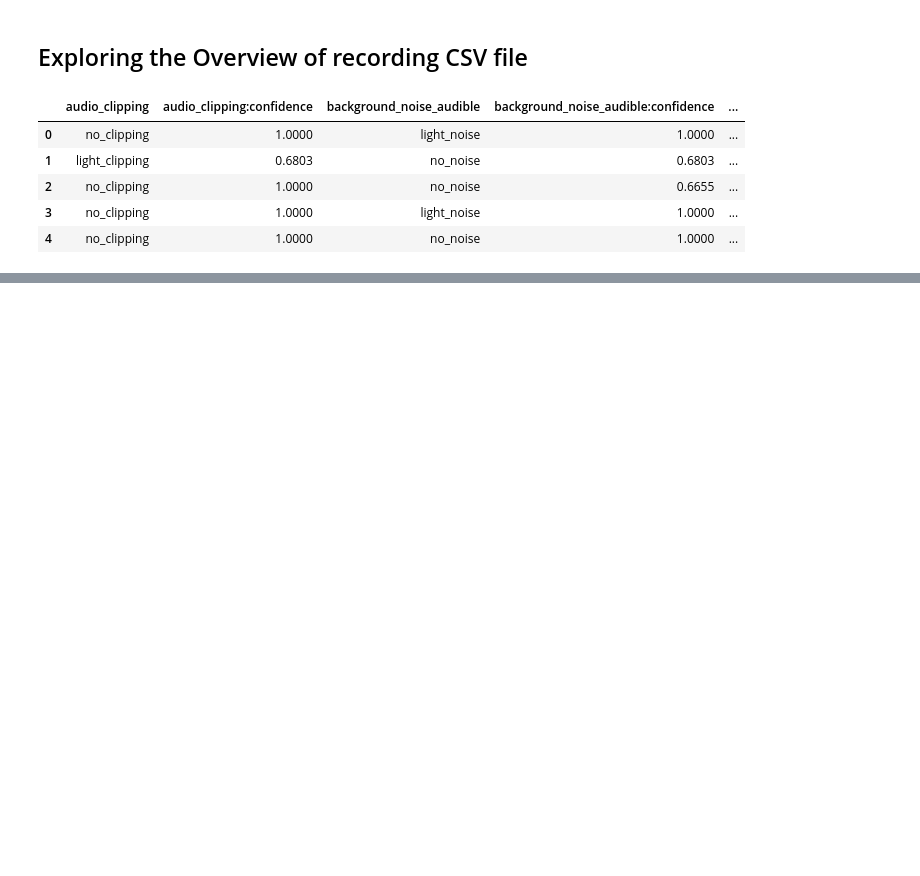
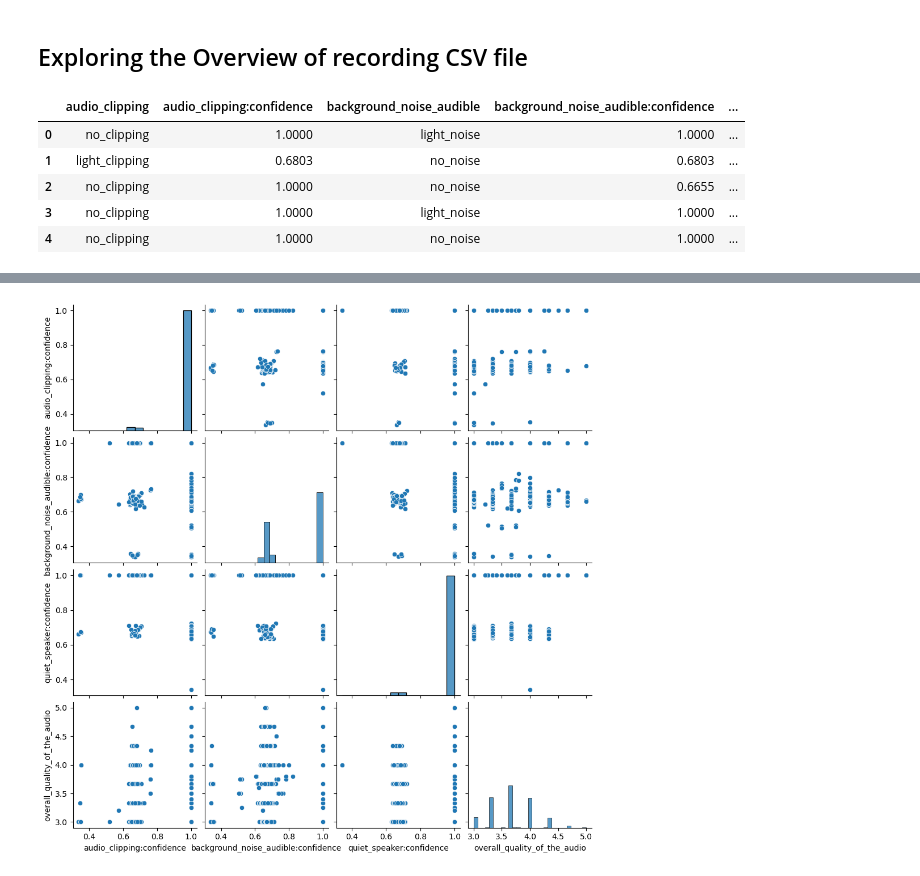
Before and after one commit to Kunal18/Multi-Modal-Intent-Recognition-in-Healthcare, a Jupyter notebook: IntentClassification.ipynb, the cells around one changed output, grey strips where cells are left out. Saved outputs shown, nothing was run; the diff lists cells and outputs as text; code cells hidden in the pictures; blank space fills up the shorter version.

```diff
--- a/IntentClassification.ipynb
+++ b/IntentClassification.ipynb
@@ -110,0 +146,5 @@ memory usage: 676.6+ KB
+# %%
+sns.pairplot(df[['audio_clipping:confidence', 'background_noise_audible:confidence', 'quiet_speaker:confidence', 'overall_quality_of_the_audio']])
+plt.show()
+# %% [output]
+[figure, added]
```
Also changed, not shown: parts of 40 cells of this notebook.
